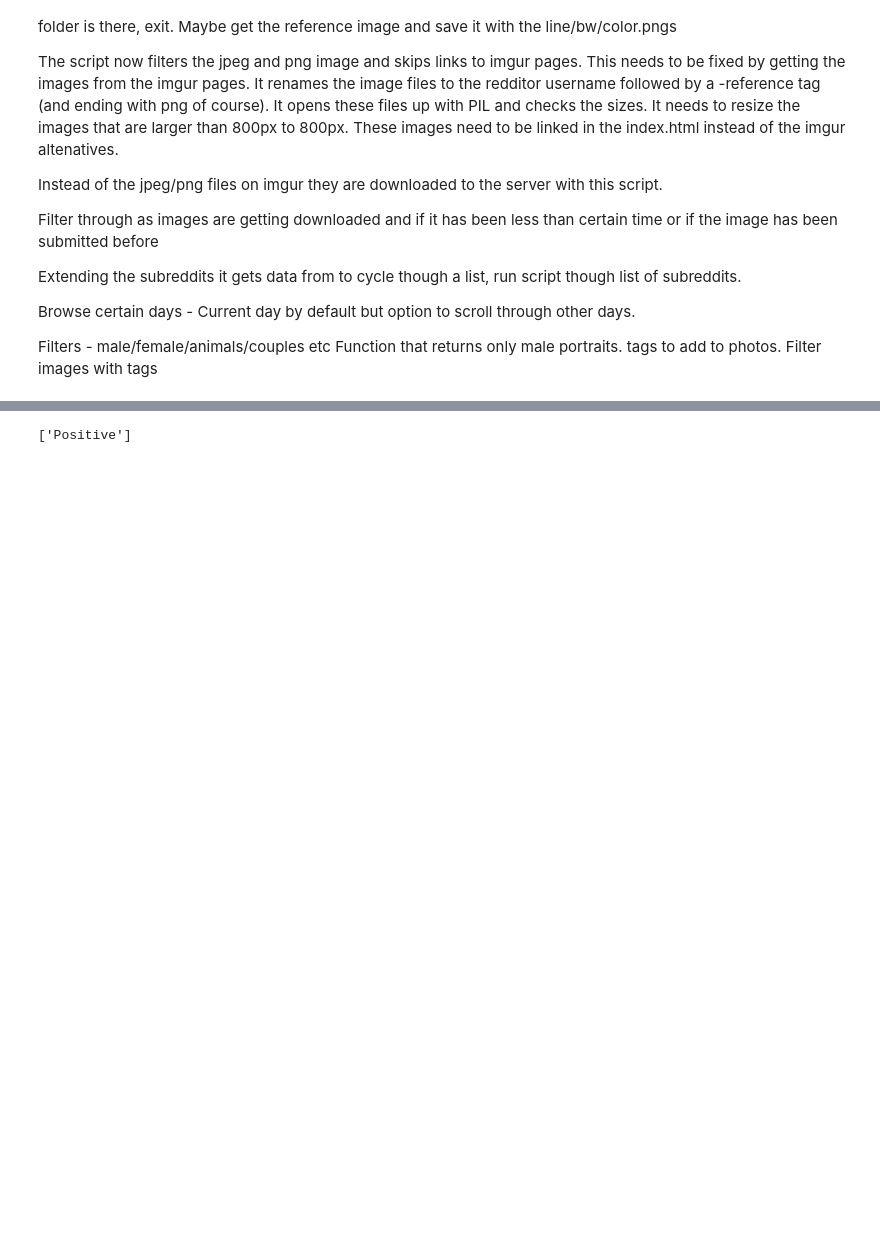
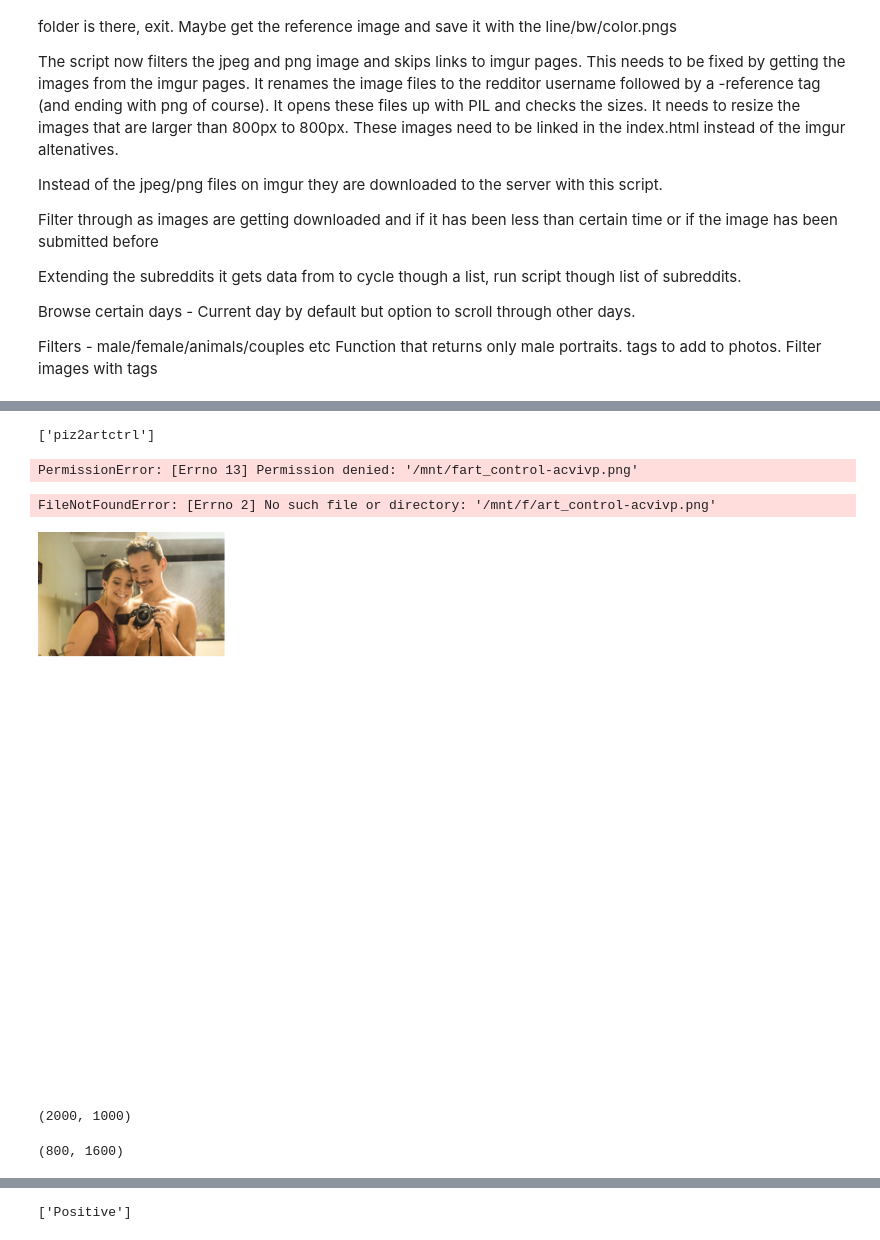
Before and after one commit to GetsDrawn/getsdrawndotcom, a Jupyter notebook: NikolaGetsDrawn.ipynb, the cells around one changed output, grey strips where cells are left out. Saved outputs shown, nothing was run; the diff lists cells and outputs as text; code cells hidden in the pictures; blank space fills up the shorter version.

```diff
--- a/NikolaGetsDrawn.ipynb
+++ b/NikolaGetsDrawn.ipynb
@@ -237,0 +264,4 @@ deploysite('/mnt/c/Users/luke/Documents/zh-artctrl/', 'getsdrawn')
+# %%
+os.listdir('/mnt/f/')
+# %% [output]
+['piz2artctrl']
@@ -237,0 +271,8 @@ deploysite('/mnt/c/Users/luke/Documents/zh-artctrl/', 'getsdrawn')
+# %%
+copytousb('/mnt/c/Users/luke/Documents/zh-artctrl', 'acvivp', 'art_control', '/mnt/f')
+# %% [output]
+PermissionError: [Errno 13] Permission denied: '/mnt/fart_control-acvivp.png'
+# %%
+imgdisplay(filename='/mnt/f/art_control-acvivp.png')
+# %% [output]
+FileNotFoundError: [Errno 2] No such file or directory: '/mnt/f/art_control-acvivp.png'
@@ -237,0 +281,4 @@ deploysite('/mnt/c/Users/luke/Documents/zh-artctrl/', 'getsdrawn')
+# %%
+imgdisplay(filename='/mnt/c/Users/luke/Documents/zh-artctrl/galleries/art_control-acvivp.png')
+# %% [output]
+[figure, added]
@@ -237,0 +296,8 @@ deploysite('/mnt/c/Users/luke/Documents/zh-artctrl/', 'getsdrawn')
+# %%
+im.size
+# %% [output]
+(2000, 1000)
+# %%
+newImage.size
+# %% [output]
+(800, 1600)
```
Also changed, not shown: parts of 31 cells of this notebook.
